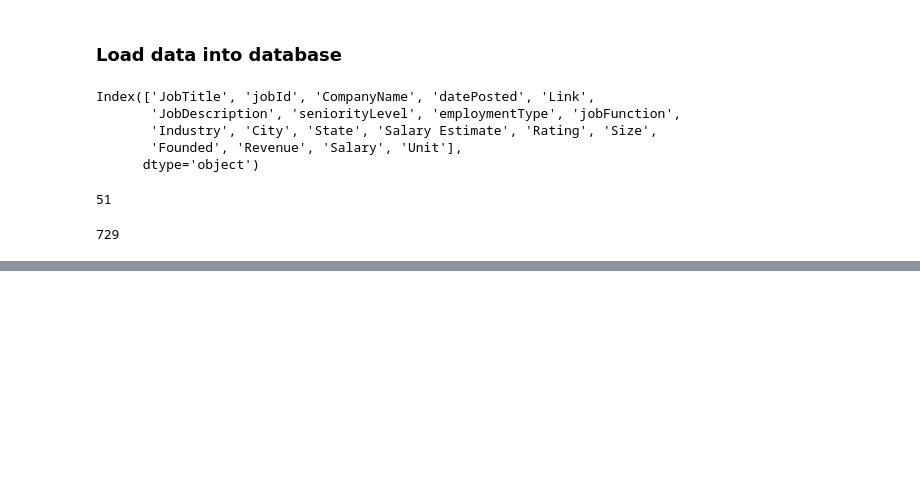
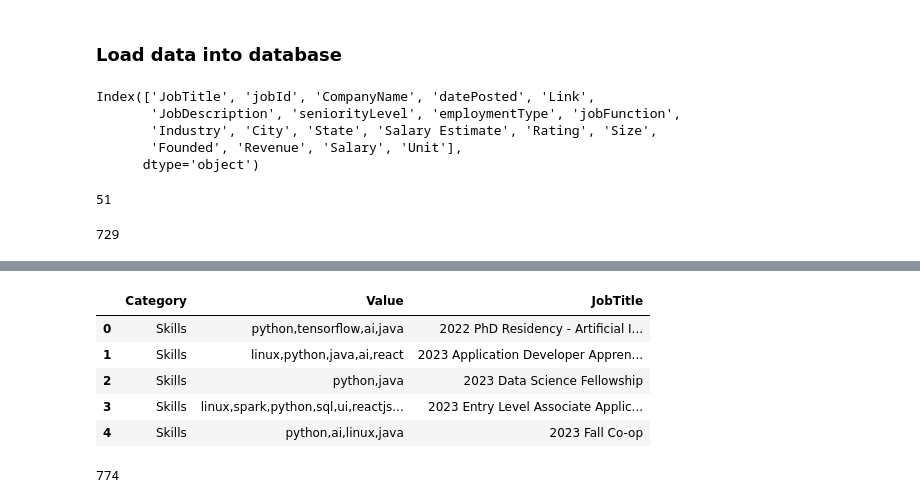
Before and after one commit to aiskunks/Jobs_Database, a Jupyter notebook: Artificial_Intelligence/JobsBot/Data Cleaning/Data_cleaning.ipynb, the cells around one changed output, grey strips where cells are left out. Drawn from its saved outputs; the diff is of its cells as text; code cells hidden in the pictures; blank space fills up the shorter version.

```diff
--- a/Artificial_Intelligence/JobsBot/Data Cleaning/Data_cleaning.ipynb
+++ b/Artificial_Intelligence/JobsBot/Data Cleaning/Data_cleaning.ipynb
@@ -613,0 +641,36 @@ jobs_data.filter(['JobTitle','JobDescription','Link','seniorityLevel','employmen
+# %%
+skills_list = pd.read_json('Skills_Final.json')
+skills_list.technical_skills = skills_list.technical_skills.str.join(',')
+category = "Skills"
+
+derived_skills_data = pd.DataFrame(dict(zip(['Category', 'Value'], [category, skills_list.technical_skills])))
+derived_skills_data['JobTitle'] = skills_list.Job_Title
+
+value_list=jobs_data['Salary'].dropna().tolist()
+category='Salary'
+derived_sal_data = pd.DataFrame(dict(zip(['Category', 'Value'], [category, value_list])))
+derived_sal_data['JobTitle'] = jobs_data.JobTitle
+
+
+derived_data = pd.concat([derived_skills_data, derived_sal_data])
+derived_data.drop_duplicates(subset = ['Category', 'Value'], keep='last', inplace=True)
+derived_data.head()
+# %% [output]
+|  | Category | Value | JobTitle |
+| 0 | Skills | python,tensorflow,ai,java | 2022 PhD Residency - Artificial I... |
+| 1 | Skills | linux,python,java,ai,react | 2023 Application Developer Appren... |
+| 2 | Skills | python,java | 2023 Data Science Fellowship |
+| 3 | Skills | linux,spark,python,sql,ui,reactjs... | 2023 Entry Level Associate Applic... |
+| 4 | Skills | python,ai,linux,java | 2023 Fall Co-op |
+# %%
+#Start counting rows from 1
+jobs_table_data.index += 1
+jobs_table_data['job_id'] = jobs_table_data.index
+
+derived_data = derived_data.merge(jobs_table_data, right_on=["title"], left_on=["JobTitle"], how='left')
+derived_data = derived_data.filter(['Category','Value','job_id'], axis=1)
+derived_data.rename(columns={'Category':'category','Value':'value','job_id':'job_id'})
+derived_data = derived_data.dropna(subset=['job_id'])
+derived_data.to_sql(con=engine, name='derived_data', if_exists='append',index=False)
+# %% [output]
+774
```
Also changed, not shown: parts of 7 cells of this notebook, 3 other files.
